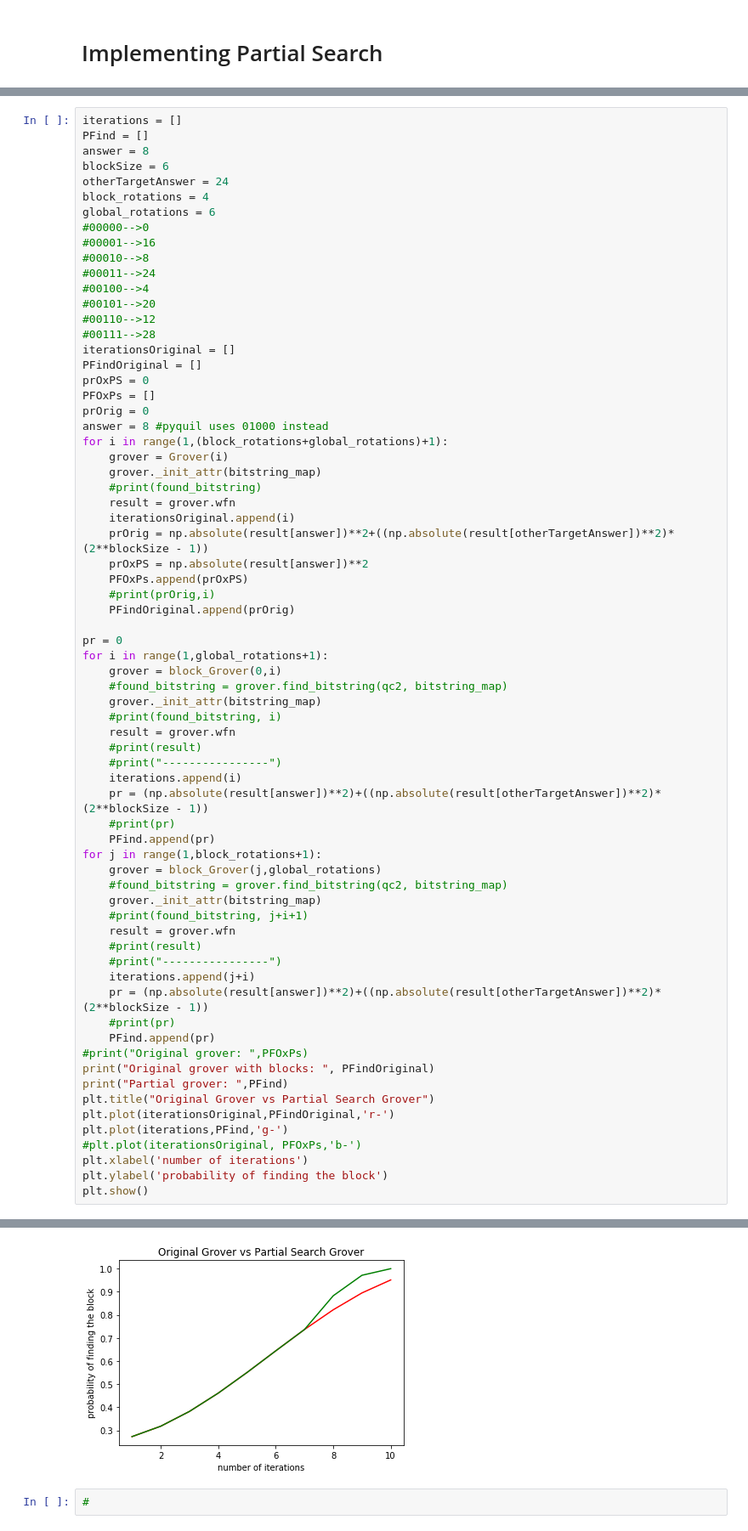
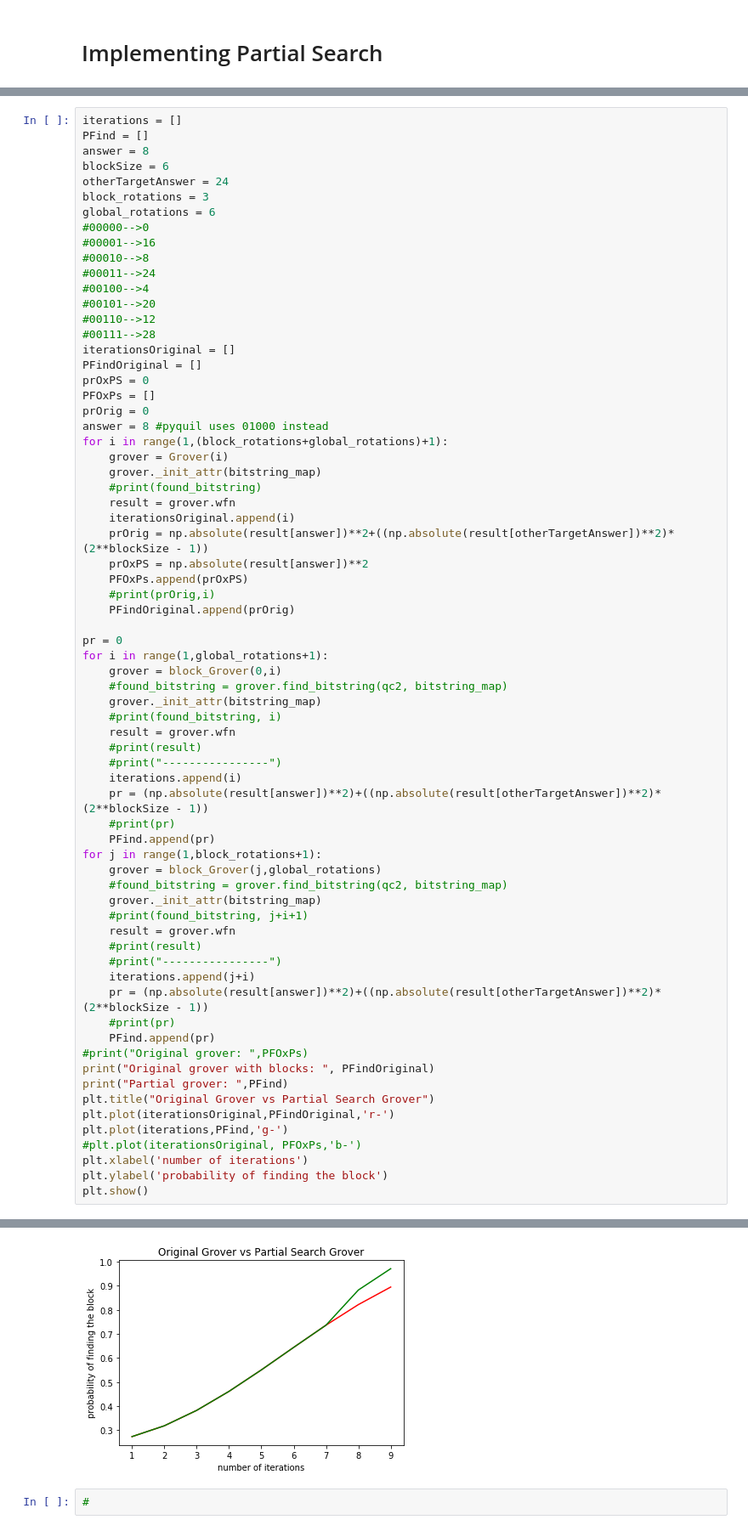
Before and after one commit to ashwinrastogi1/Grover-s-Algorithm, a Jupyter notebook: GroverSandbox.ipynb, the cells around one changed output, grey strips where cells are left out. Shown: that part at 85% size. Cells and saved outputs as stored; diff of their text form.

```diff
--- a/GroverSandbox.ipynb
+++ b/GroverSandbox.ipynb
@@ -506,7 +522,7 @@ PFind = []
 answer = 8
 blockSize = 6
 otherTargetAnswer = 24
-block_rotations = 4
+block_rotations = 3
 global_rotations = 6
 #00000-->0
 #00001-->16
@@ -575,3 +591,3 @@ Partial grover:  [0.27325439453124906, 0.3183154612779595, 0.3823778848054611, 0
-[figure, old version]
+[figure, new version]
 # %%
 #
```
Also changed, not shown: parts of 4 cells of this notebook.
